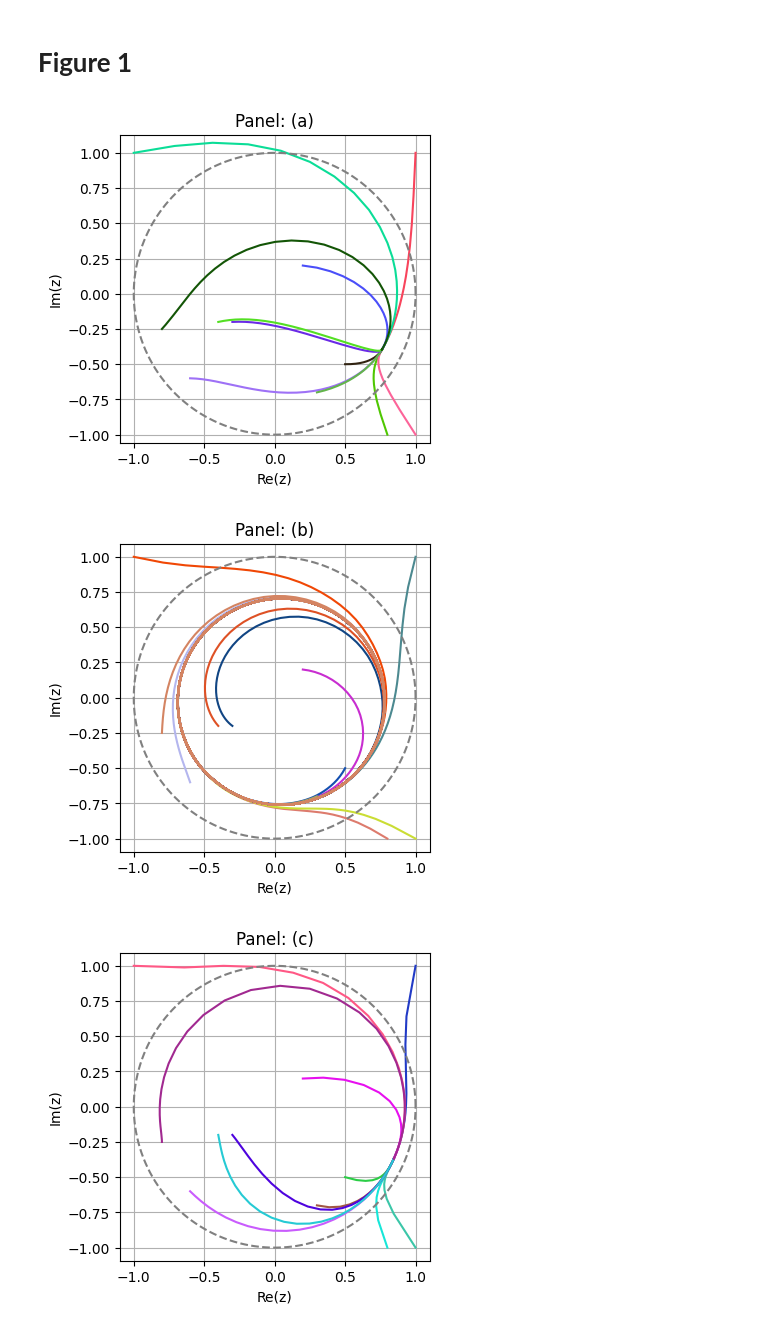
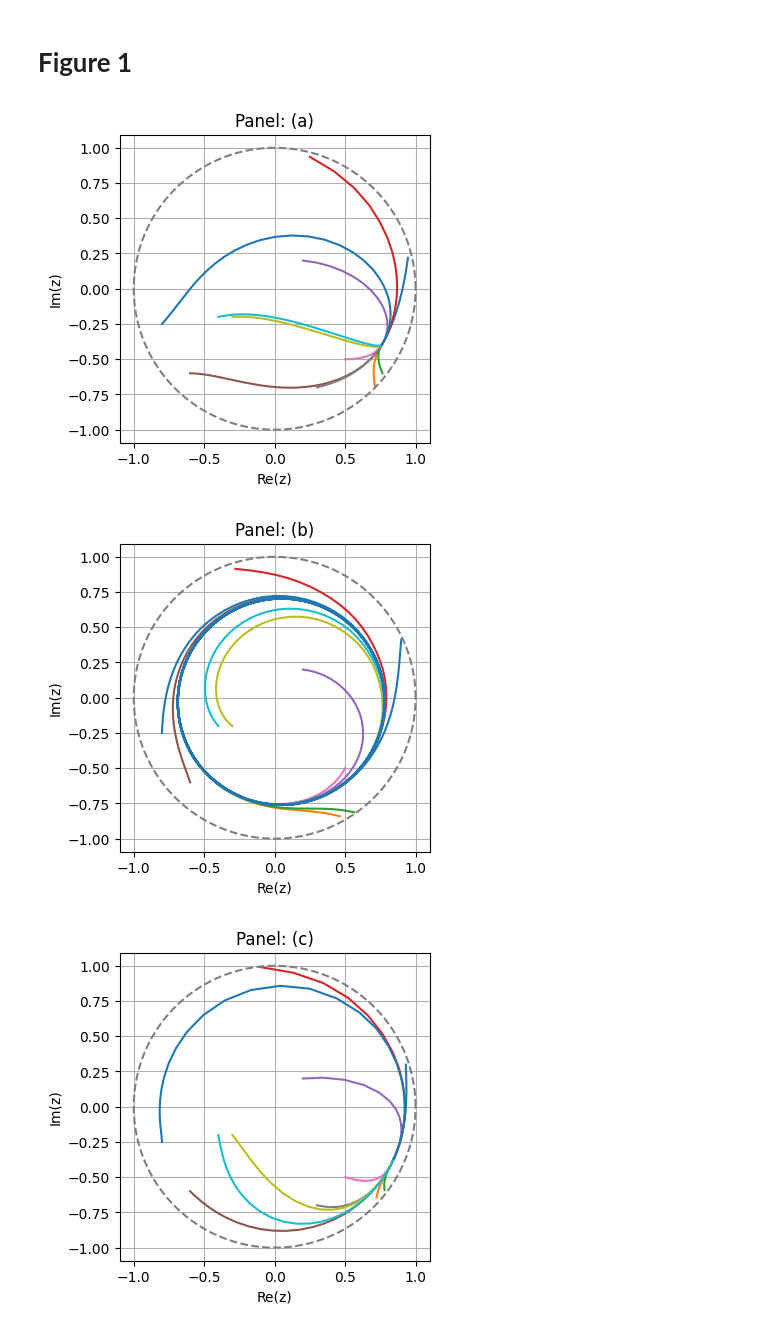
Before and after one commit to EricW358/GazzolaLabMLProject, a Jupyter notebook: Oscillatory-Neuron.ipynb, the cells around one changed output. Saved outputs shown, nothing was run; the diff lists cells and outputs as text; code cells hidden in the pictures.

Commit message:
Finished Figure 2

```diff
--- a/Oscillatory-Neuron.ipynb
+++ b/Oscillatory-Neuron.ipynb
@@ -3,30 +27,6 @@
 # %% [markdown]
 # **Figure 1**
 # %%
-
-import numpy as np
-import matplotlib.pyplot as plt
-from scipy.integrate import solve_ivp
-
-def reduced_dynamics(t, z, K, F, Delta, Omega):
-    """
-    Governs the dynamics of the order parameter z:
-    dz/dt = (1/2) * [(Kz + F) - z^2 * conj(Kz + F)] - (Delta + i*Omega)*z
-    """
-    z_conj = np.conjugate(z)
-    dzdt = 0.5 * ((K * z + F) - z**2 * (K * z + F).conjugate()) - (Delta + 1j* Omega) * z
-    return dzdt
-def solve_reduced_dynamics(K, F, Delta, Omega, z0, t_span, t_eval):
-    """
-    Solves the reduced dynamics for z using solve_ivp.
-    """
-    sol = solve_ivp(
-        lambda t, z: reduced_dynamics(t, z[0], K, F, Delta, Omega),
-        t_span, [z0],
-        t_eval=t_eval #points at which data is stored
-    )
-    return sol
-
 # Parameters
 initial_values = [[4.5, 3, 1.4], [4.5, 0.65, 1.4], [10.0, 3.5, 1.4]]
 letters = ["(a)", "(b)", "(c)"]
@@ -42,36 +42,35 @@ initial_conditions = [
     -0.3 - 0.2j, -0.4 - 0.2j, -0.8 - 0.25j
 ]
 
 # Plot trajectories for each initial condition
 for count, arr in enumerate(initial_values):
     # Plot phase portrait
     plt.figure(figsize=(4, 4))
     K = arr[0]
     F = arr[1]
     Omega = arr[2]
     for z0 in initial_conditions:
         sol = solve_reduced_dynamics(K, F, Delta, Omega, z0, t_span, t_eval)
         z = sol.y[0]
         # Filter to include only points within the unit circle
         mask = np.abs(z) <= 1  # Keep points where |z| <= 1
         z_filtered = z[mask]
-
         # Plot the filtered trajectory
-        #plt.plot(z_filtered.real, z_filtered.imag)
-        plt.plot(z.real, z.imag, color=np.random.rand(3,))
+        plt.plot(z_filtered.real, z_filtered.imag)
+        #plt.plot(z.real, z.imag, color=np.random.rand(3,))
 
     # Plot unit circle for reference
     circle = np.linspace(0, 2 * np.pi, 500)
     plt.plot(np.cos(circle), np.sin(circle), '--', color="gray", label="|z| = 1 (Unit Circle)")
 
     # Labels and formatting
     plt.xlabel("Re(z)")
     plt.ylabel("Im(z)")
     plt.title(f"Panel: {letters[count]}")
     plt.axis("equal")
     plt.grid()
     plt.show()
 # %% [output]
-[figure, old version]
+[figure, new version]
-[figure, old version]
+[figure, new version]
-[figure, old version]
+[figure, new version]
```
Also changed, not shown: parts of 5 cells of this notebook.
